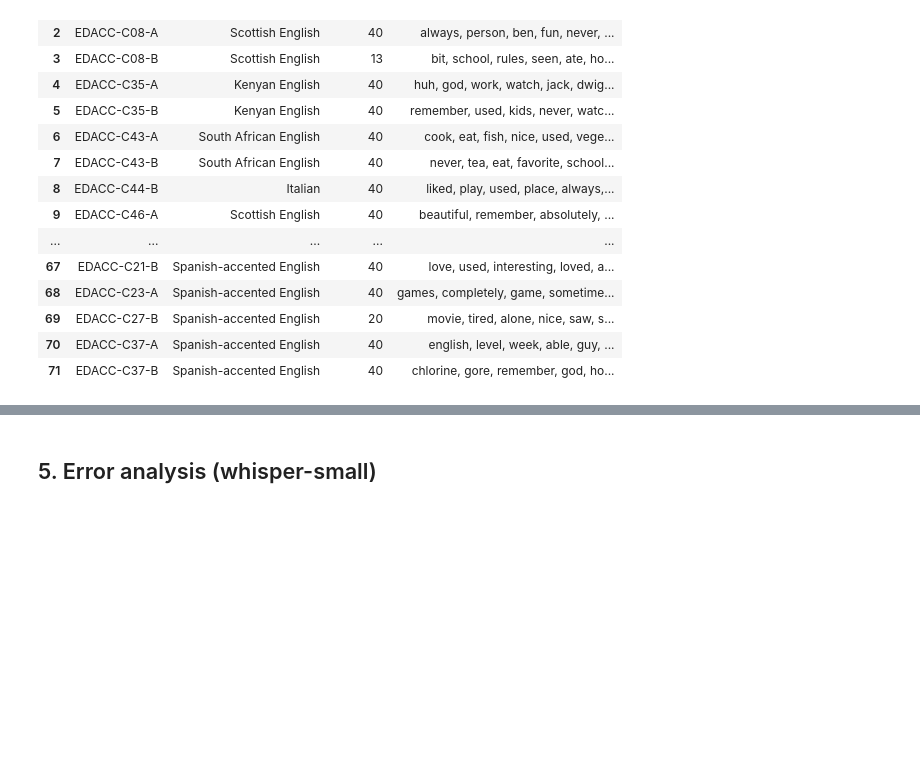
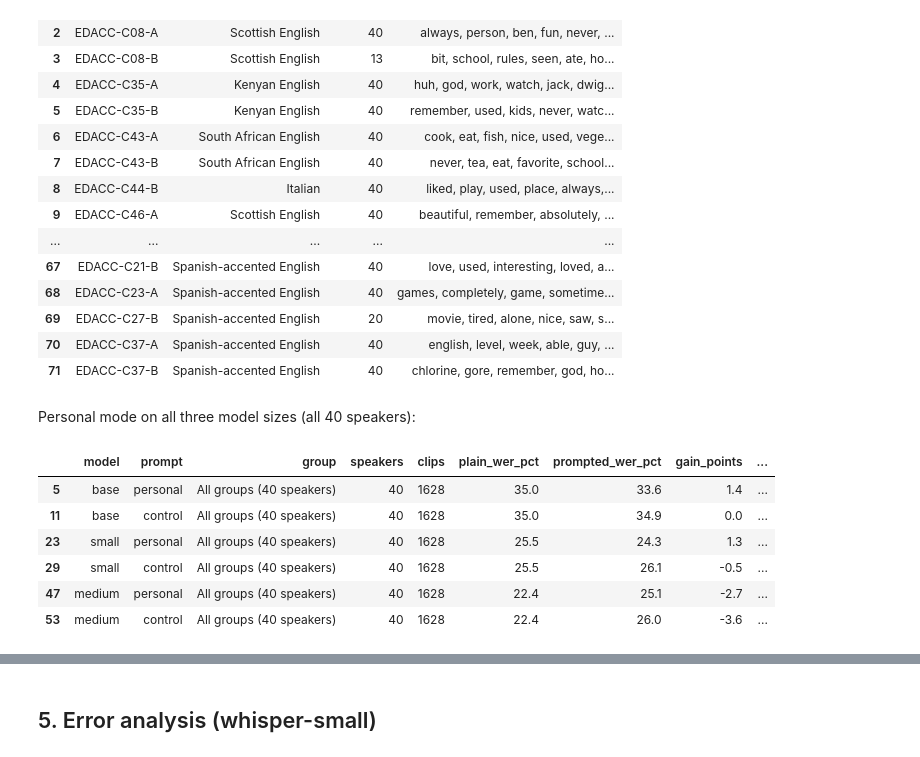
Before and after one commit to resurgances/accent-gap, a Jupyter notebook: analysis.ipynb, the cells around one changed output, grey strips where cells are left out. Saved outputs shown, nothing was run; the diff lists cells and outputs as text; code cells hidden in the pictures; blank space fills up the shorter version.

```diff
--- a/analysis.ipynb
+++ b/analysis.ipynb
@@ -215,3 +223,16 @@ pd.read_csv(R + "personal_word_lists.csv")[["speaker", "subgroup", "n_words", "w
 | 69 | EDACC-C27-B | Spanish-accented English | 20 | movie, tired, alone, nice, saw, s... |
 | 70 | EDACC-C37-A | Spanish-accented English | 40 | english, level, week, able, guy, ... |
 | 71 | EDACC-C37-B | Spanish-accented English | 40 | chlorine, gore, remember, god, ho... |
+# %% [markdown]
+Personal mode on all three model sizes (all 40 speakers):
+# %%
+e3 = pd.read_csv(R + "personal_mode_by_group.csv")
+e3[e3.group.str.startswith("All") & e3.prompt.isin(["personal", "control"])]
+# %% [output]
+|  | model | prompt | group | speakers | clips | plain_wer_pct | prompted_wer_pct | gain_points | ... |
+| 5 | base | personal | All groups (40 speakers) | 40 | 1628 | 35.0 | 33.6 | 1.4 | ... |
+| 11 | base | control | All groups (40 speakers) | 40 | 1628 | 35.0 | 34.9 | 0.0 | ... |
+| 23 | small | personal | All groups (40 speakers) | 40 | 1628 | 25.5 | 24.3 | 1.3 | ... |
+| 29 | small | control | All groups (40 speakers) | 40 | 1628 | 25.5 | 26.1 | -0.5 | ... |
+| 47 | medium | personal | All groups (40 speakers) | 40 | 1628 | 22.4 | 25.1 | -2.7 | ... |
+| 53 | medium | control | All groups (40 speakers) | 40 | 1628 | 22.4 | 26.0 | -3.6 | ... |
```
Also changed, not shown: parts of 11 cells of this notebook, 23 other files.
